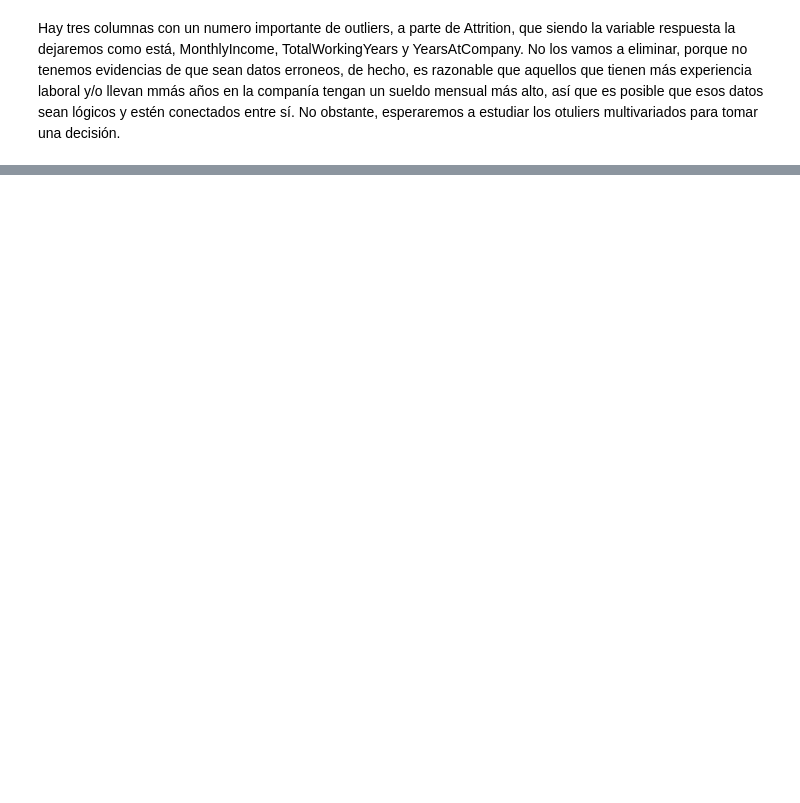
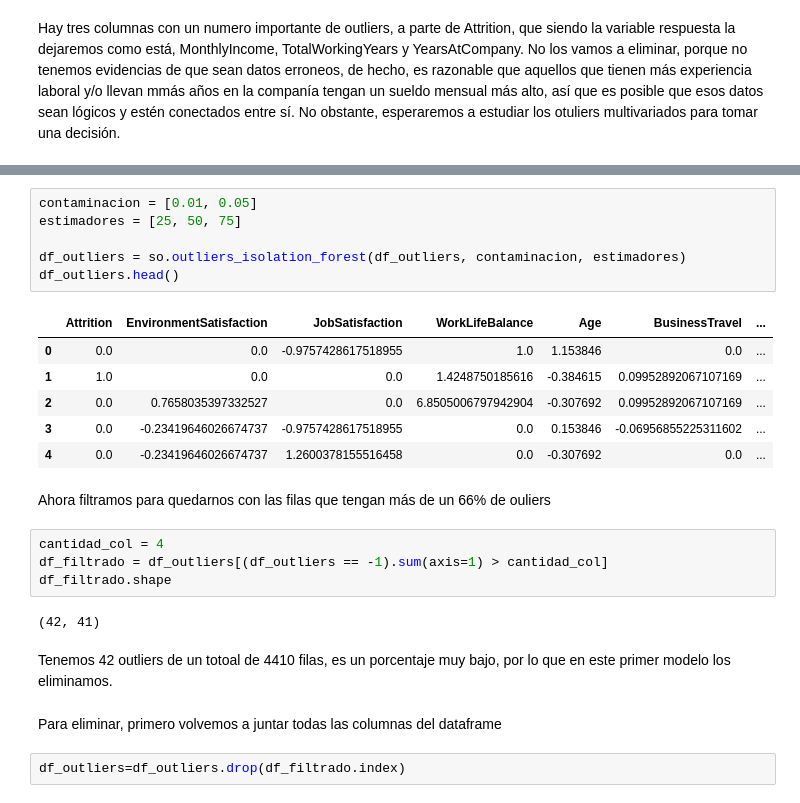
Before and after one commit to Rcm89/Proyecto8-Clasificacion, a Jupyter notebook: notebooks/4-gesition-de-outliers.ipynb, the cells around one changed output, grey strips where cells are left out. Cells and saved outputs as stored; diff of their text form; blank space fills up the shorter version.

```diff
--- a/notebooks/4-gesition-de-outliers.ipynb
+++ b/notebooks/4-gesition-de-outliers.ipynb
@@ -112,0 +138,27 @@ Hay tres columnas con un numero importante de outliers, a parte de Attrition, qu
+# %%
+contaminacion = [0.01, 0.05]
+estimadores = [25, 50, 75]
+
+df_outliers = so.outliers_isolation_forest(df_outliers, contaminacion, estimadores)
+df_outliers.head()
+# %% [output]
+|  | Attrition | EnvironmentSatisfaction | JobSatisfaction | WorkLifeBalance | Age | BusinessTravel | ... |
+| 0 | 0.0 | 0.0 | -0.9757428617518955 | 1.0 | 1.153846 | 0.0 | ... |
+| 1 | 1.0 | 0.0 | 0.0 | 1.4248750185616 | -0.384615 | 0.09952892067107169 | ... |
+| 2 | 0.0 | 0.7658035397332527 | 0.0 | 6.8505006797942904 | -0.307692 | 0.09952892067107169 | ... |
+| 3 | 0.0 | -0.23419646026674737 | -0.9757428617518955 | 0.0 | 0.153846 | -0.06956855225311602 | ... |
+| 4 | 0.0 | -0.23419646026674737 | 1.2600378155516458 | 0.0 | -0.307692 | 0.0 | ... |
+# %% [markdown]
+Ahora filtramos para quedarnos con las filas que tengan más de un 66% de ouliers
+# %%
+cantidad_col = 4
+df_filtrado = df_outliers[(df_outliers == -1).sum(axis=1) > cantidad_col]
+df_filtrado.shape
+# %% [output]
+(42, 41)
+# %% [markdown]
+Tenemos 42 outliers de un totoal de 4410 filas, es un porcentaje muy bajo, por lo que en este primer modelo los eliminamos.
+# %% [markdown]
+Para eliminar, primero volvemos a juntar todas las columnas del dataframe
+# %%
+df_outliers=df_outliers.drop(df_filtrado.index)
```
Also changed, not shown: parts of 19 cells of this notebook.
